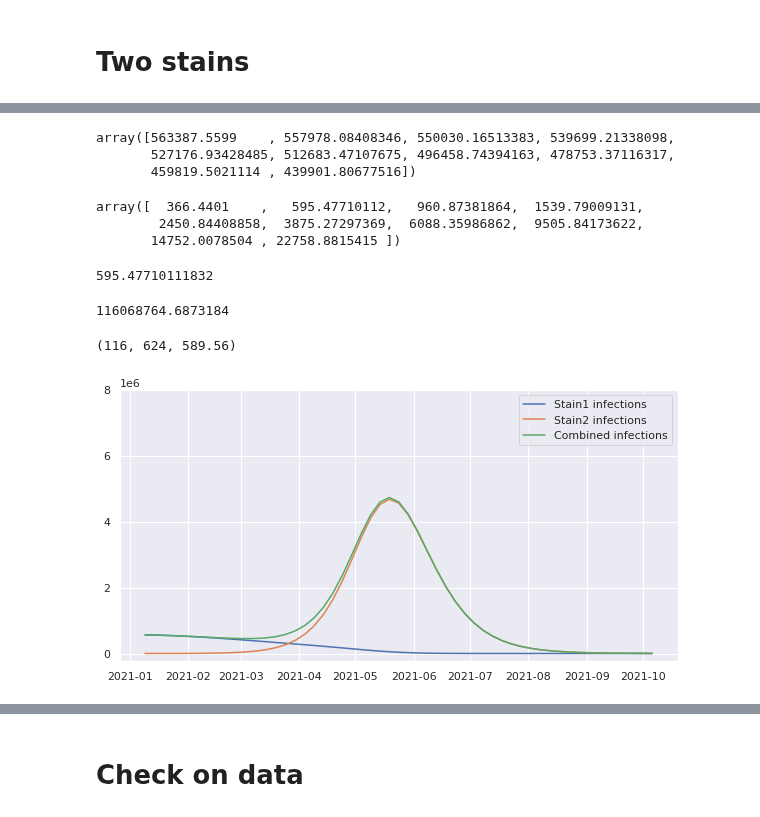
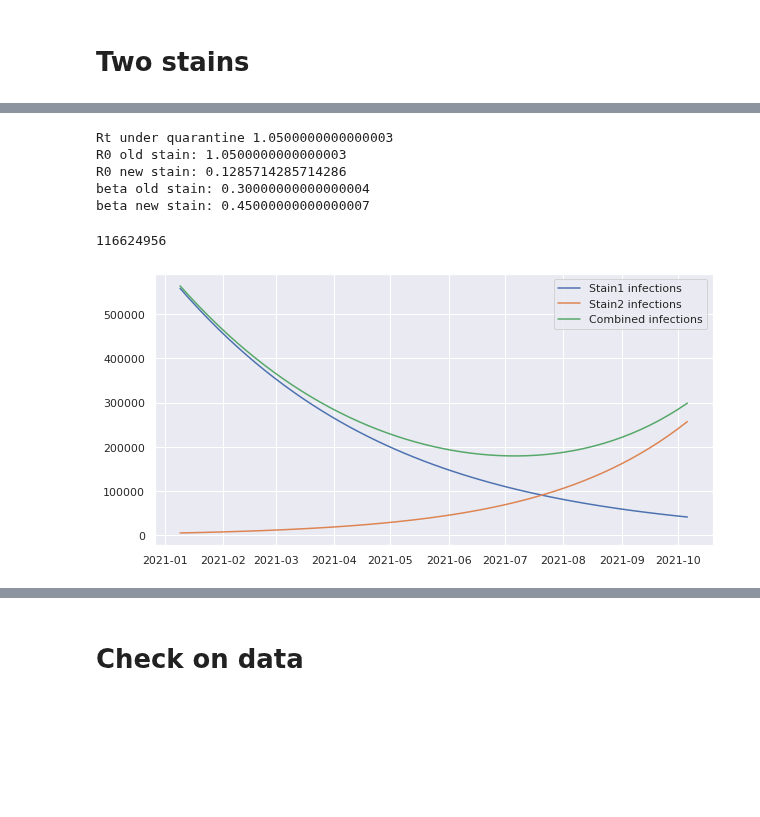
Before and after one commit to btseytlin/covid_peak_sir_modelling, a Jupyter notebook: sir.ipynb, the cells around one changed output, grey strips where cells are left out. Saved outputs shown, nothing was run; the diff lists cells and outputs as text; code cells hidden in the pictures; blank space fills up the shorter version.

```diff
--- a/sir.ipynb
+++ b/sir.ipynb
@@ -125,41 +131,58 @@ R0 new stain: 1.845
 116624956
+# %%
+population = N = 144500000
+D = 3.5
+gamma = 1.0 / D
+
+r0_base = 3.5
+q = 0.7
+
+r0 = r0_base - r0_base*q
+
+print('Rt under quarantine', r0)
+
+r0_stain1 = r0
+beta_stain_1 = r0_stain1 * gamma
+
+beta_stain_2 = beta_stain_1 * 1.5
+r0_stain2 = beta_stain_2 * gamma
+
+print('R0 old stain:', r0_stain1)
+print('R0 new stain:', r0_stain2)
+
+print('beta old stain:', beta_stain_1)
+print('beta new stain:', beta_stain_2)
+
+# Initial conditions
+initial_new_stain_rate = 0.01
+I0 = 563754
+
+I0s1 = (1-initial_new_stain_rate)*I0
+I0s2 = (initial_new_stain_rate)*I0
+Rec0 = 27311290
+S0 = population - I0 - Rec0
+initial_conditions = (S0, I0s1, I0s2, Rec0)
+S0
+# %% [output]
+Rt under quarantine 1.0500000000000003
+R0 old stain: 1.0500000000000003
+R0 new stain: 0.1285714285714286
+beta old stain: 0.30000000000000004
+beta new stain: 0.45000000000000007
+116624956
 # %%
 ret = odeint(model_step, initial_conditions, t, args=(population, beta_stain_1, beta_stain_2, gamma))
 S, Is1, Is2, R = ret.T
-# %%
-Is1[:10]
-# %% [output]
-array([563387.5599    , 557978.08408346, 550030.16513383, 539699.21338098,
-       527176.93428485, 512683.47107675, 496458.74394163, 478753.37116317,
-       459819.5021114 , 439901.80677516])
-# %%
-Is2[:10]
-# %% [output]
-array([  366.4401    ,   595.47710112,   960.87381864,  1539.79009131,
-        2450.84408858,  3875.27297369,  6088.35986862,  9505.84173622,
-       14752.0078504 , 22758.8815415 ])
-# %%
-Is2[1]
-# %% [output]
-595.47710111832
-# %%
-S[1]
-# %% [output]
-116068764.6873184
-# %%
-116,624,589.56
-# %% [output]
-(116, 624, 589.56)
 # %%
 plt.figure(figsize=(10,5))
 plt.plot(dates[:55], Is1[:55], label='Stain1 infections')
 plt.plot(dates[:55], Is2[:55], label='Stain2 infections')
 plt.plot(dates[:55], Is1[:55] + Is2[:55], label='Combined infections')
-plt.yticks([0, 2e6, 4e6, 6e6, 8e6])
+#plt.yticks([0, 2e6, 4e6, 6e6, 8e6])
 plt.legend()
 plt.show()
 # %% [output]
-[figure, old version]
+[figure, new version]
 # %% [markdown]
 ![Screenshot from 2021-01-14 13-18-11.png](attachment:afe57aae-9257-401b-8ca3-1e09282bbba0.png)
 # %% [markdown]
```
Also changed, not shown: parts of 2 cells of this notebook, 3 other files.
